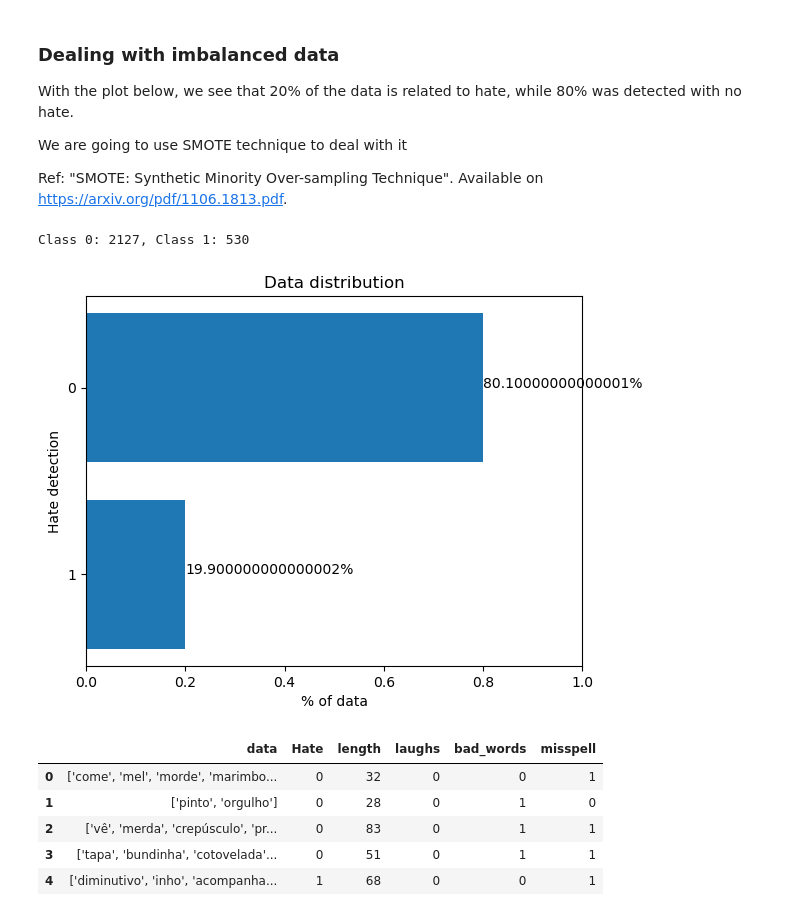
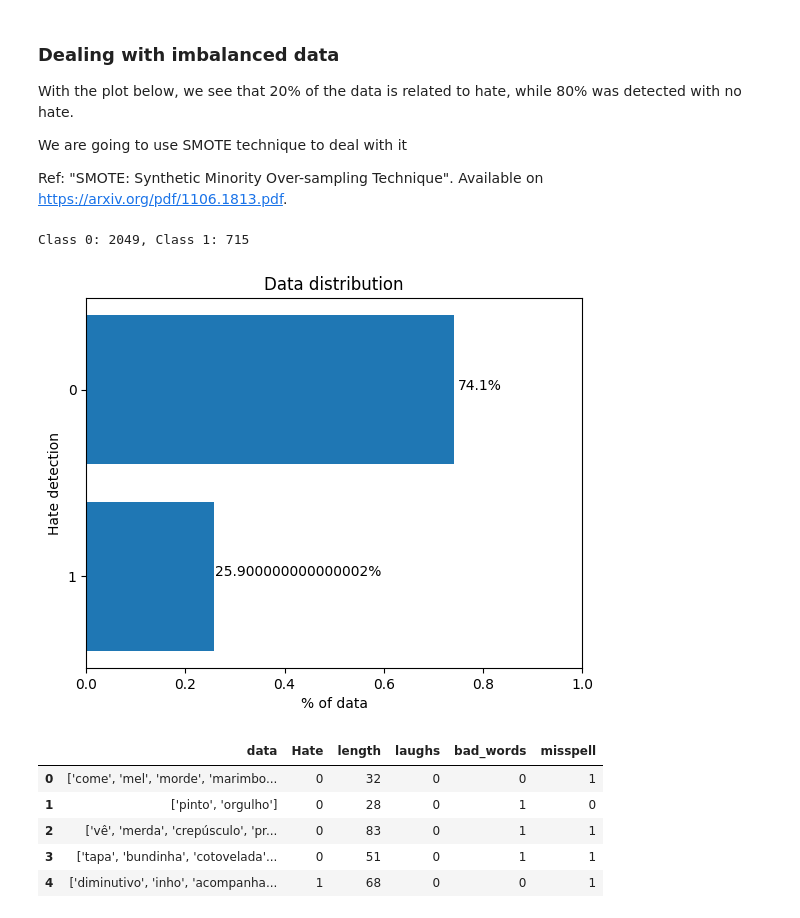
Before and after one commit to luciananobrega/hate_speech_detector, a Jupyter notebook: code/project.ipynb, the cells around one changed output. Cells and saved outputs as stored; diff of their text form; code cells hidden in the pictures.

```diff
--- a/code/project.ipynb
+++ b/code/project.ipynb
@@ -8,4 +8,4 @@ Both of the data sets are in portuguese.
 import pandas as pd
 import matplotlib.pyplot as plt
 
-dataset = pd.read_csv('C:\\Users\\Acer\\Documents\\Studies\\Ciência de Dados e Big Data\\13. TCC\\hate_speech_detector\\data\\fulldataset.csv')
+dataset = pd.read_csv('datasets\\final_dataset.csv')
@@ -27,38 +29,38 @@ We are going to use SMOTE technique to deal with it
 Ref: "SMOTE: Synthetic Minority Over-sampling Technique". Available on https://arxiv.org/pdf/1106.1813.pdf.
 # %%
 from collections import Counter
-counter = Counter(dataset['Hate'])
+counter = Counter(dataset['Hate.speech'])
 print('Class 0: {}, Class 1: {}'.format(counter[0],counter[1]))
 # %% [output]
-Class 0: 2127, Class 1: 530
+Class 0: 2049, Class 1: 715
 # %%
 import numpy as np
 plt.rcdefaults()
 fig, ax = plt.subplots()
 
 # Example data
 data = (0, 1)
 y_pos = [0,1]
 
 count0 = counter[0]
 count1 = counter[1]
 total = count0 + count1
 amount = (count0/total, count1/total)
 
 ax.barh(y_pos, amount, align='center')
 ax.set_yticks(y_pos)
 ax.set_yticklabels(data)
 ax.invert_yaxis()  # labels read top-to-bottom
 ax.set_xlabel('% of data')
 ax.set_ylabel('Hate detection')
 ax.set_title('Data distribution')
-ax.text(0.8, 0, str(round(amount[0], 3)*100) + '%', color='black')
-ax.text(0.2, 1, str(round(amount[1], 3)*100) + '%', color='black')
+ax.text(0.75, 0, str(round(amount[0], 3)*100) + '%', color='black')
+ax.text(0.26, 1, str(round(amount[1], 3)*100) + '%', color='black')
 
 plt.xlim([0.0, 1.0])
 plt.show()
 # %% [output]
-[figure, old version]
+[figure, new version]
 # %%
 from imblearn.over_sampling import SMOTE
 # summarize class distribution
```
Also changed, not shown: parts of 2 cells of this notebook, 7 other files.
